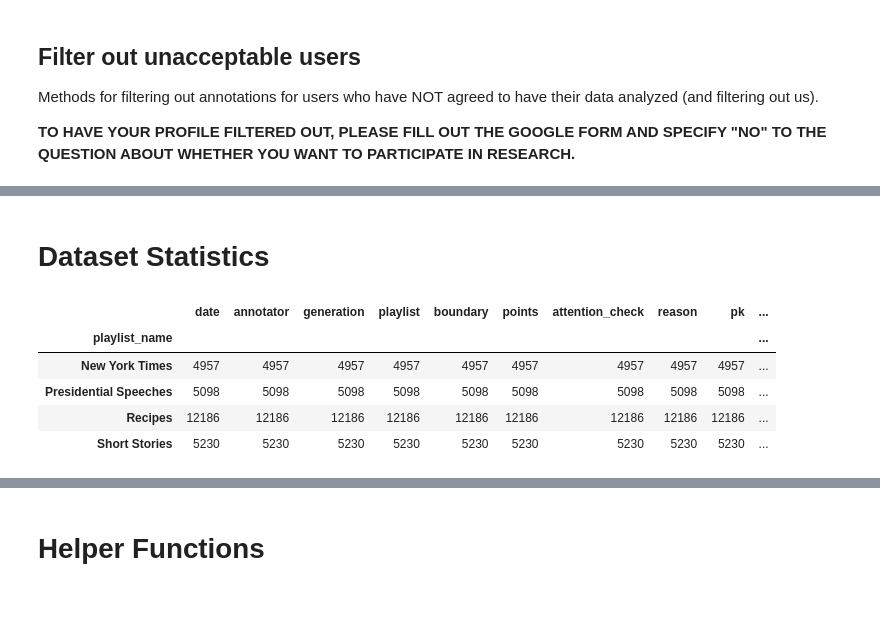
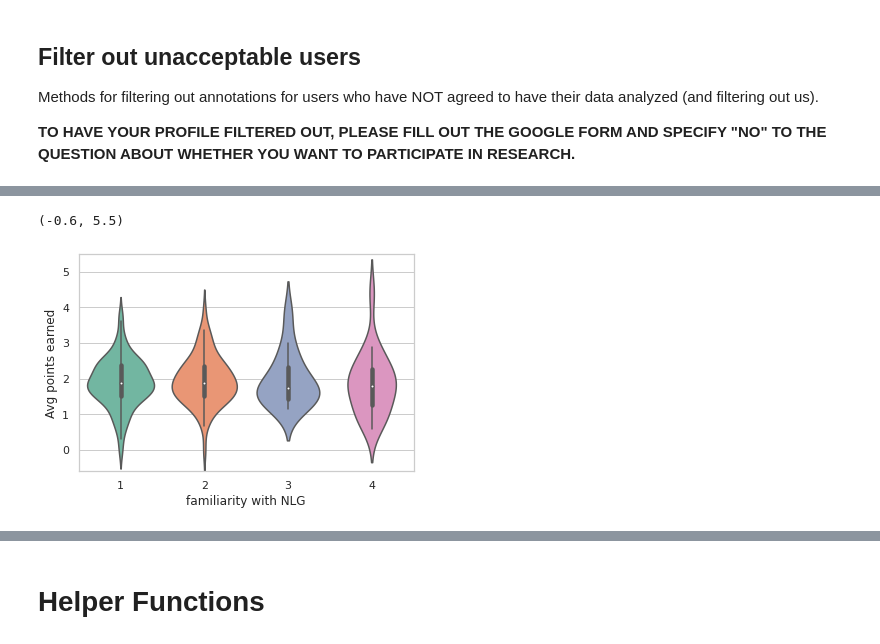
Before and after one commit to kirubarajan/roft, a Jupyter notebook: annotation/analysis/research.ipynb, the cells around one changed output, grey strips where cells are left out. Saved outputs shown, nothing was run; the diff lists cells and outputs as text; code cells hidden in the pictures; blank space fills up the shorter version.

Commit message:
Added analysis of survey questions on language and knowledge of NLG

```diff
--- a/annotation/analysis/research.ipynb
+++ b/annotation/analysis/research.ipynb
@@ -111,6 +111,7 @@ for idx, row in playlist_df.iterrows():
 full_df = annotation_df.join(generation_df.set_index('pk'), on='generation')
 full_df = full_df.join(prompt_df.set_index('pk'), 'prompt')
 full_df = full_df.join(decodingstrategy_df.set_index('pk'), 'decoding_strategy')
+full_df = full_df.join(user_df.set_index('pk'), 'annotator')
 # %%
 playlist_names = []
 playlist_versions = []
@@ -166,11 +167,33 @@ Warning: total number of rows (27471) exceeds max_rows (20000). Falling back to
-# %% [markdown]
-# Dataset Statistics
-# %%
-full_df.groupby('playlist_name').count()
-# %% [output]
-|  | date | annotator | generation | playlist | boundary | points | attention_check | reason | pk | ... |
-| playlist_name |  |  |  |  |  |  |  |  |  | ... |
-| New York Times | 4957 | 4957 | 4957 | 4957 | 4957 | 4957 | 4957 | 4957 | 4957 | ... |
-| Presidential Speeches | 5098 | 5098 | 5098 | 5098 | 5098 | 5098 | 5098 | 5098 | 5098 | ... |
-| Recipes | 12186 | 12186 | 12186 | 12186 | 12186 | 12186 | 12186 | 12186 | 12186 | ... |
-| Short Stories | 5230 | 5230 | 5230 | 5230 | 5230 | 5230 | 5230 | 5230 | 5230 | ... |
+# %%
+df_with_survey = full_df.join(survey_df.set_index('username'), 'username')
+df_language=df_with_survey.groupby(["username", "english"]).points.mean().reset_index()
+df_familiarity=df_with_survey.groupby(["username", "familiarity"]).points.mean().reset_index()
+
+# points_english_yes = df[df["english"] == "Yes"].groupby("username").points.mean().tolist()
+# points_english_no = df[df["english"] == "No"].groupby("username").points.mean().tolist()
+# %%
+def remap_familiarity_labels(x):
+  if x == "I've never heard of them.":
+    return 1
+  elif x == "I've read about them in the news or a blog post.":
+    return 2
+  elif x == "I’ve been excitedly following them.":
+    return 3
+  elif x == "I’ve used them before (either with the OpenAI API, HuggingFace Transformers, etc.).":
+    return 4
+  else:
+    return -1
+df_familiarity["familiarity"] = df_familiarity["familiarity"].apply(remap_familiarity_labels)
+df_familiarity = df_familiarity[df_familiarity["familiarity"] != -1]
+# %%
+renames = {"familiarity": "familiarity with NLG",
+           "points": "Avg points earned"}
+
+df_familiarity.rename(renames, axis=1, inplace=True)
+sns.violinplot(x="familiarity with NLG",
+               y="Avg points earned",
+               data=df_familiarity)
+plt.ylim([-0.6, 5.5])
+# %% [output]
+(-0.6, 5.5)
+[figure, added]
```
Also changed, not shown: parts of 17 cells of this notebook.
